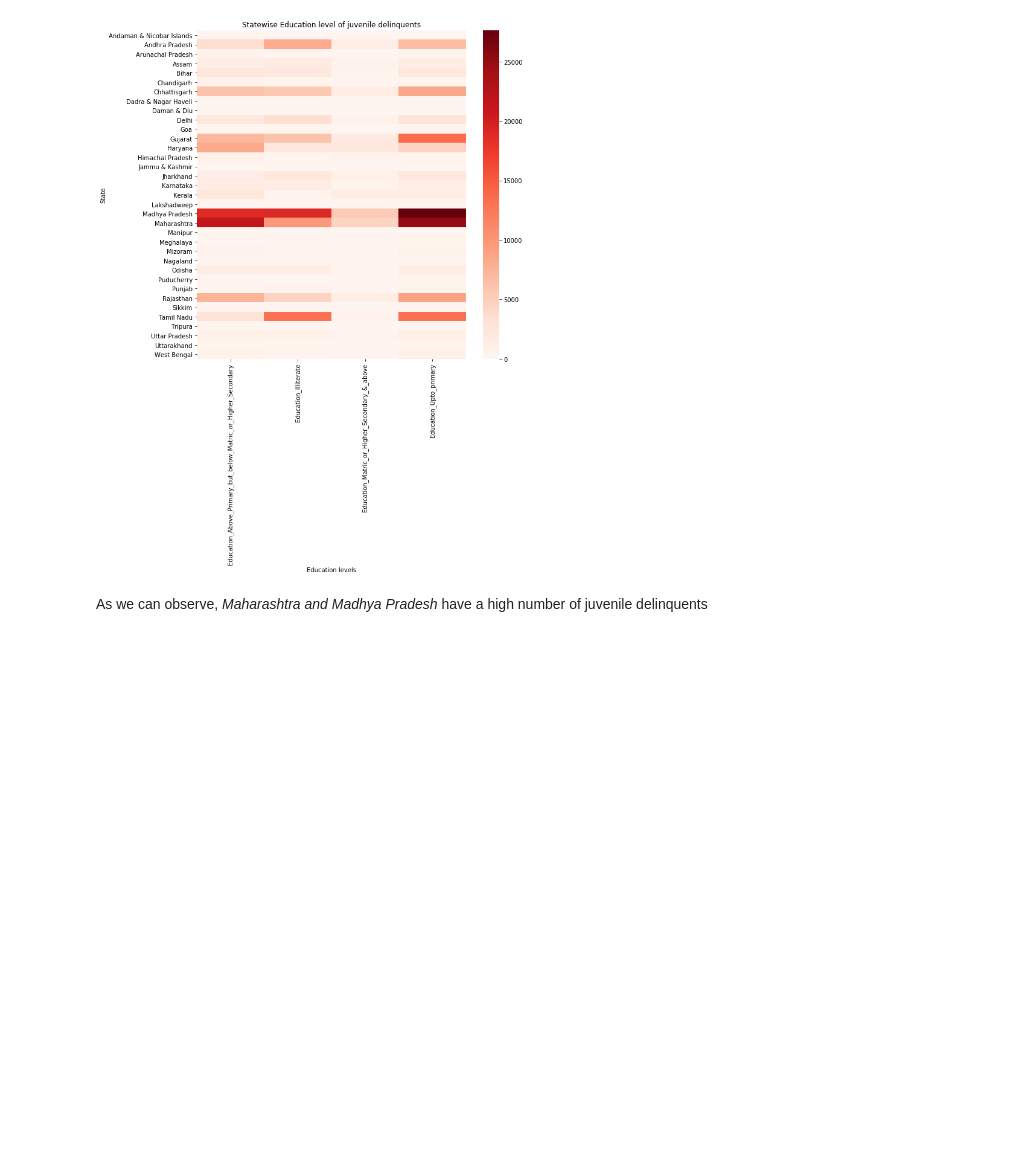
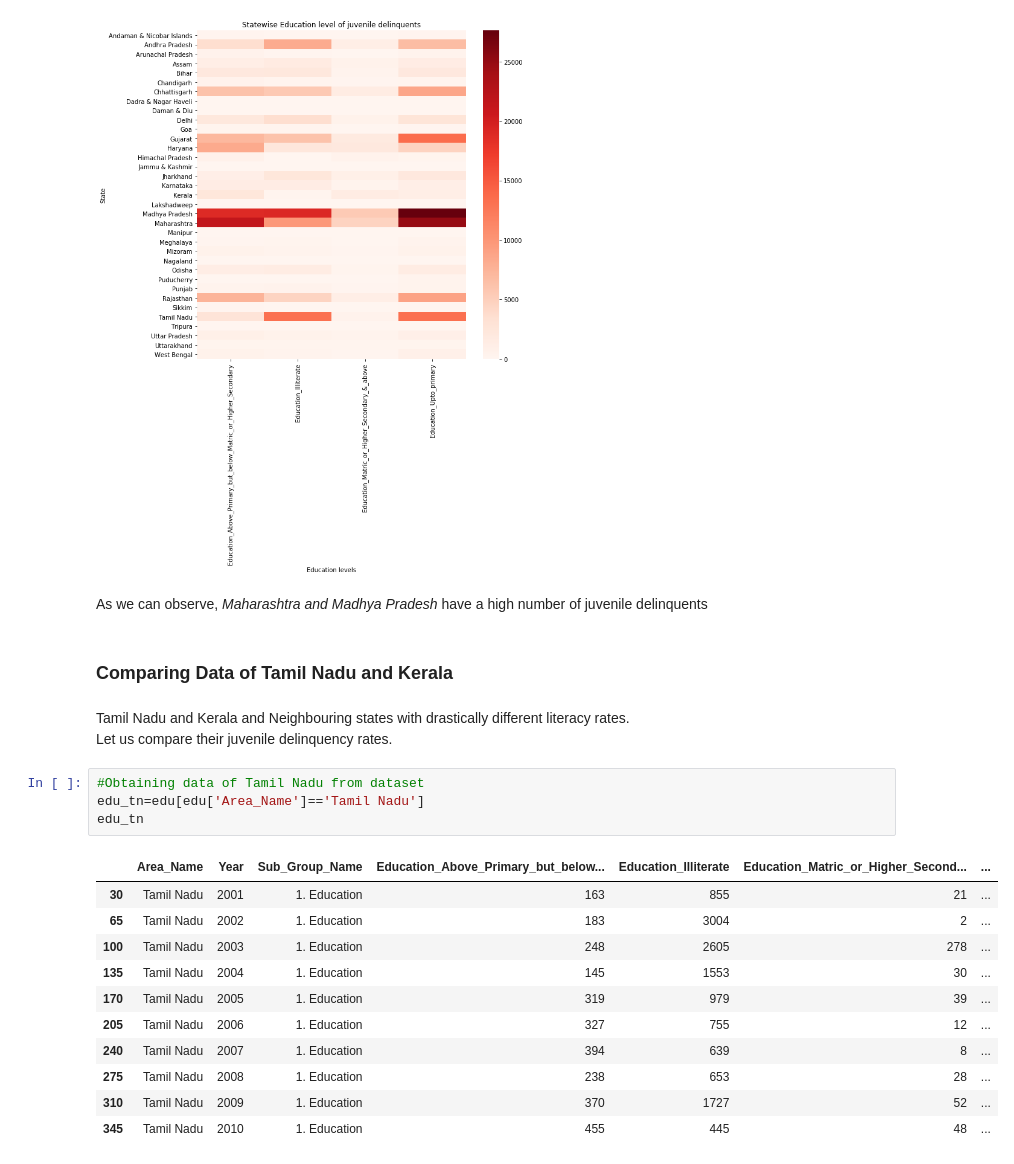
Before and after one commit to ManuMBhat/Crimes-in-India, a Jupyter notebook: Juvenile Education.ipynb, the cells around one changed output. Saved outputs shown, nothing was run; the diff lists cells and outputs as text; blank space fills up the shorter version.

```diff
--- a/Juvenile Education.ipynb
+++ b/Juvenile Education.ipynb
@@ -64,3 +64,25 @@ Text(0.5,1,'Statewise Education level of juvenile delinquents')
 [figure]
 # %% [markdown]
 As we can observe, *Maharashtra and Madhya Pradesh* have a high number of juvenile delinquents
+# %% [markdown]
+<h3>Comparing Data of Tamil Nadu and Kerala</h3>
+# %% [markdown]
+
+Tamil Nadu and Kerala and Neighbouring states with drastically different literacy rates.<br>
+Let us compare their juvenile delinquency rates.
+# %%
+#Obtaining data of Tamil Nadu from dataset
+edu_tn=edu[edu['Area_Name']=='Tamil Nadu']
+edu_tn
+# %% [output]
+|  | Area_Name | Year | Sub_Group_Name | Education_Above_Primary_but_below... | Education_Illiterate | Education_Matric_or_Higher_Second... | ... |
+| 30 | Tamil Nadu | 2001 | 1. Education | 163 | 855 | 21 | ... |
+| 65 | Tamil Nadu | 2002 | 1. Education | 183 | 3004 | 2 | ... |
+| 100 | Tamil Nadu | 2003 | 1. Education | 248 | 2605 | 278 | ... |
+| 135 | Tamil Nadu | 2004 | 1. Education | 145 | 1553 | 30 | ... |
+| 170 | Tamil Nadu | 2005 | 1. Education | 319 | 979 | 39 | ... |
+| 205 | Tamil Nadu | 2006 | 1. Education | 327 | 755 | 12 | ... |
+| 240 | Tamil Nadu | 2007 | 1. Education | 394 | 639 | 8 | ... |
+| 275 | Tamil Nadu | 2008 | 1. Education | 238 | 653 | 28 | ... |
+| 310 | Tamil Nadu | 2009 | 1. Education | 370 | 1727 | 52 | ... |
+| 345 | Tamil Nadu | 2010 | 1. Education | 455 | 445 | 48 | ... |
```
Also changed, not shown: parts of 7 cells of this notebook.
